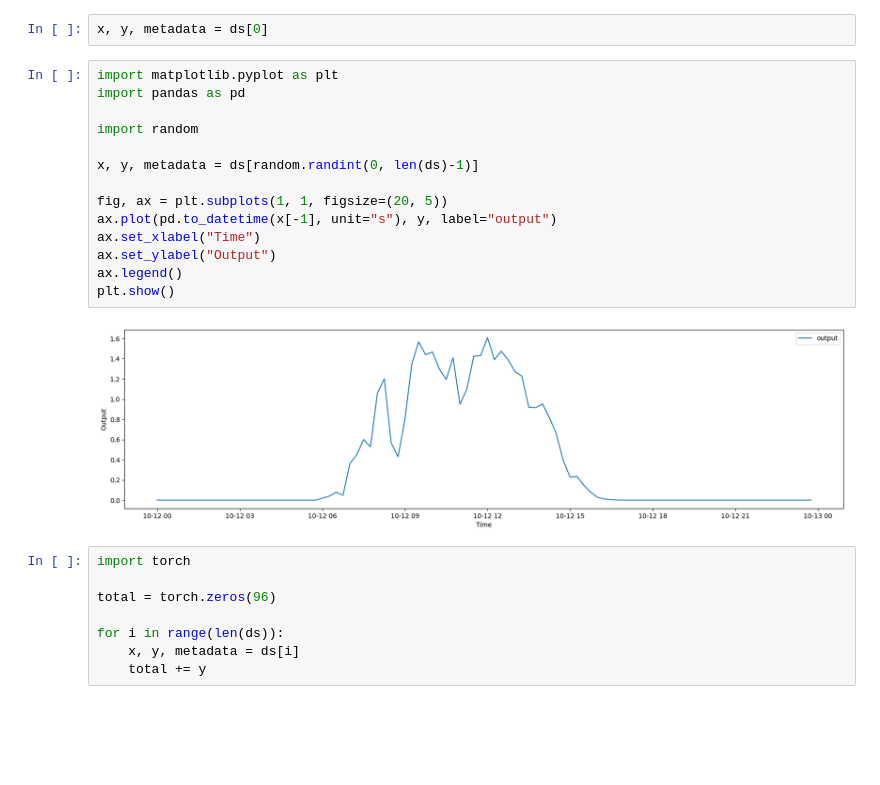
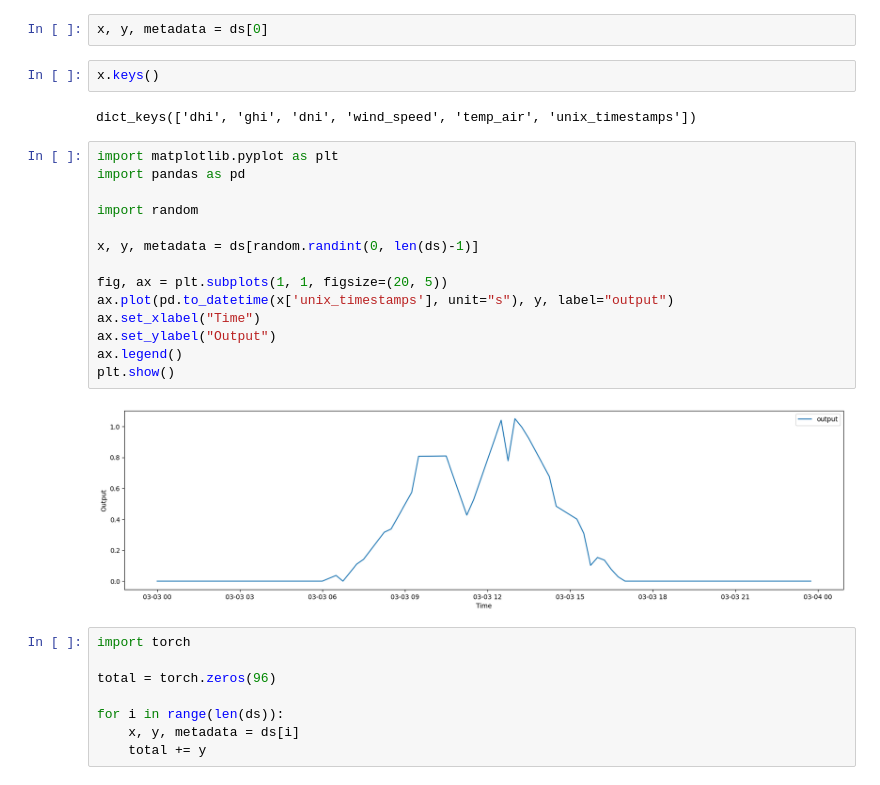
Before and after one commit to pavlikp/PV-PIML, a Jupyter notebook: notebooks/PVDataset.ipynb, the cells around one changed output. Cells and saved outputs as stored; diff of their text form; blank space fills up the shorter version.

Commit message:
Stability experiments, historical sample selection, passing a dict from dataset

```diff
--- a/notebooks/PVDataset.ipynb
+++ b/notebooks/PVDataset.ipynb
@@ -77,22 +77,26 @@ Total Records                                1304
 Name: 213, dtype: object
 # %%
 x, y, metadata = ds[0]
+# %%
+x.keys()
+# %% [output]
+dict_keys(['dhi', 'ghi', 'dni', 'wind_speed', 'temp_air', 'unix_timestamps'])
 # %%
 import matplotlib.pyplot as plt
 import pandas as pd
 
 import random
 
 x, y, metadata = ds[random.randint(0, len(ds)-1)]
 
 fig, ax = plt.subplots(1, 1, figsize=(20, 5))
-ax.plot(pd.to_datetime(x[-1], unit="s"), y, label="output")
+ax.plot(pd.to_datetime(x['unix_timestamps'], unit="s"), y, label="output")
 ax.set_xlabel("Time")
 ax.set_ylabel("Output")
 ax.legend()
 plt.show()
 # %% [output]
-[figure, old version]
+[figure, new version]
 # %%
 import torch
 
```
Also changed, not shown: parts of 2 cells of this notebook, 5 other files.
